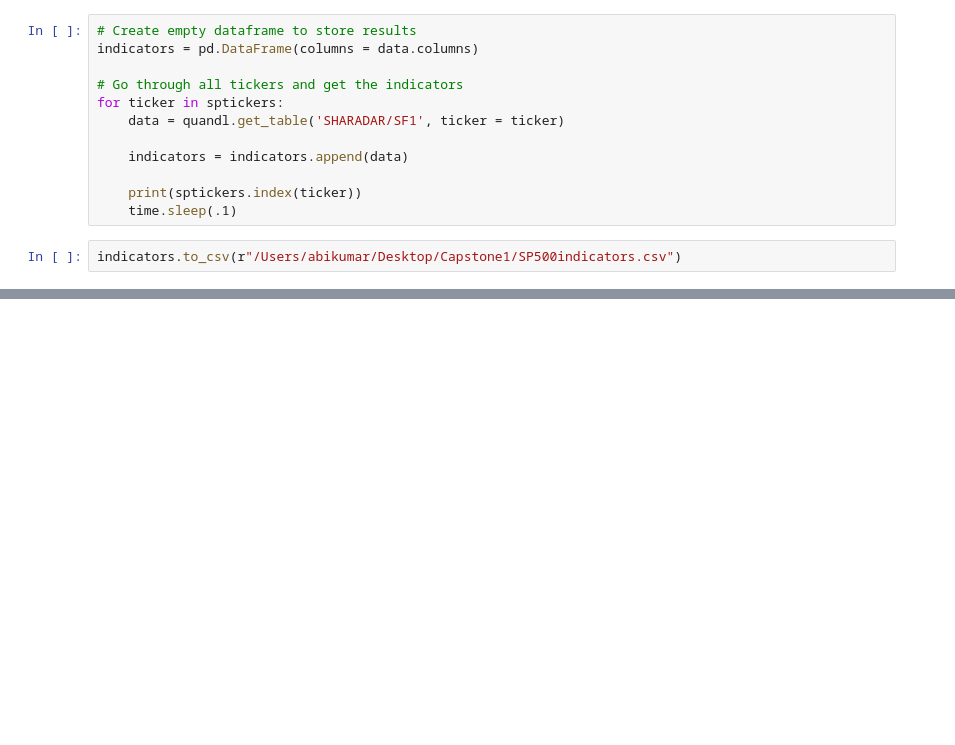
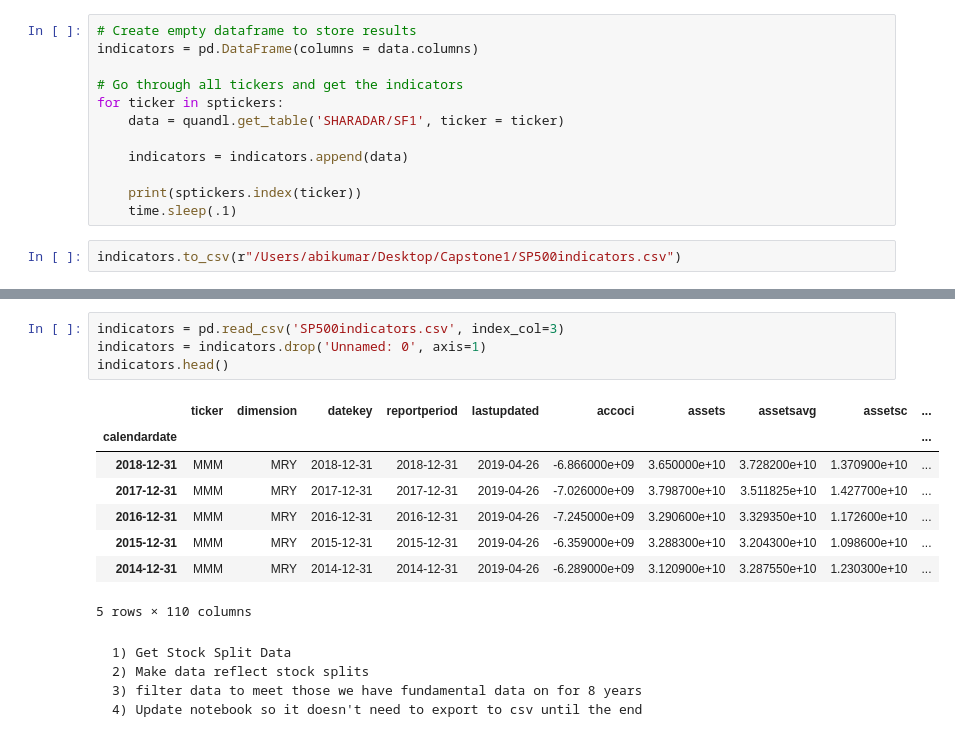
Before and after one commit to AbinavKumar/MLStockPortfolio, a Jupyter notebook: Data/Data Wrangling.ipynb, the cells around one changed output, grey strips where cells are left out. Cells and saved outputs as stored; diff of their text form; blank space fills up the shorter version.

```diff
--- a/Data/Data Wrangling.ipynb
+++ b/Data/Data Wrangling.ipynb
@@ -118,0 +135,18 @@ indicators.to_csv(r"/Users/abikumar/Desktop/Capstone1/SP500indicators.csv")
+# %%
+indicators = pd.read_csv('SP500indicators.csv', index_col=3)
+indicators = indicators.drop('Unnamed: 0', axis=1)
+indicators.head()
+# %% [output]
+|  | ticker | dimension | datekey | reportperiod | lastupdated | accoci | assets | assetsavg | assetsc | ... |
+| calendardate |  |  |  |  |  |  |  |  |  | ... |
+| 2018-12-31 | MMM | MRY | 2018-12-31 | 2018-12-31 | 2019-04-26 | -6.866000e+09 | 3.650000e+10 | 3.728200e+10 | 1.370900e+10 | ... |
+| 2017-12-31 | MMM | MRY | 2017-12-31 | 2017-12-31 | 2019-04-26 | -7.026000e+09 | 3.798700e+10 | 3.511825e+10 | 1.427700e+10 | ... |
+| 2016-12-31 | MMM | MRY | 2016-12-31 | 2016-12-31 | 2019-04-26 | -7.245000e+09 | 3.290600e+10 | 3.329350e+10 | 1.172600e+10 | ... |
+| 2015-12-31 | MMM | MRY | 2015-12-31 | 2015-12-31 | 2019-04-26 | -6.359000e+09 | 3.288300e+10 | 3.204300e+10 | 1.098600e+10 | ... |
+| 2014-12-31 | MMM | MRY | 2014-12-31 | 2014-12-31 | 2019-04-26 | -6.289000e+09 | 3.120900e+10 | 3.287550e+10 | 1.230300e+10 | ... |
+5 rows × 110 columns
+# %% [markdown]
+    1) Get Stock Split Data
+    2) Make data reflect stock splits
+    3) filter data to meet those we have fundamental data on for 8 years
+    4) Update notebook so it doesn't need to export to csv until the end
```
Also changed, not shown: parts of 10 cells of this notebook, 1 other file.
